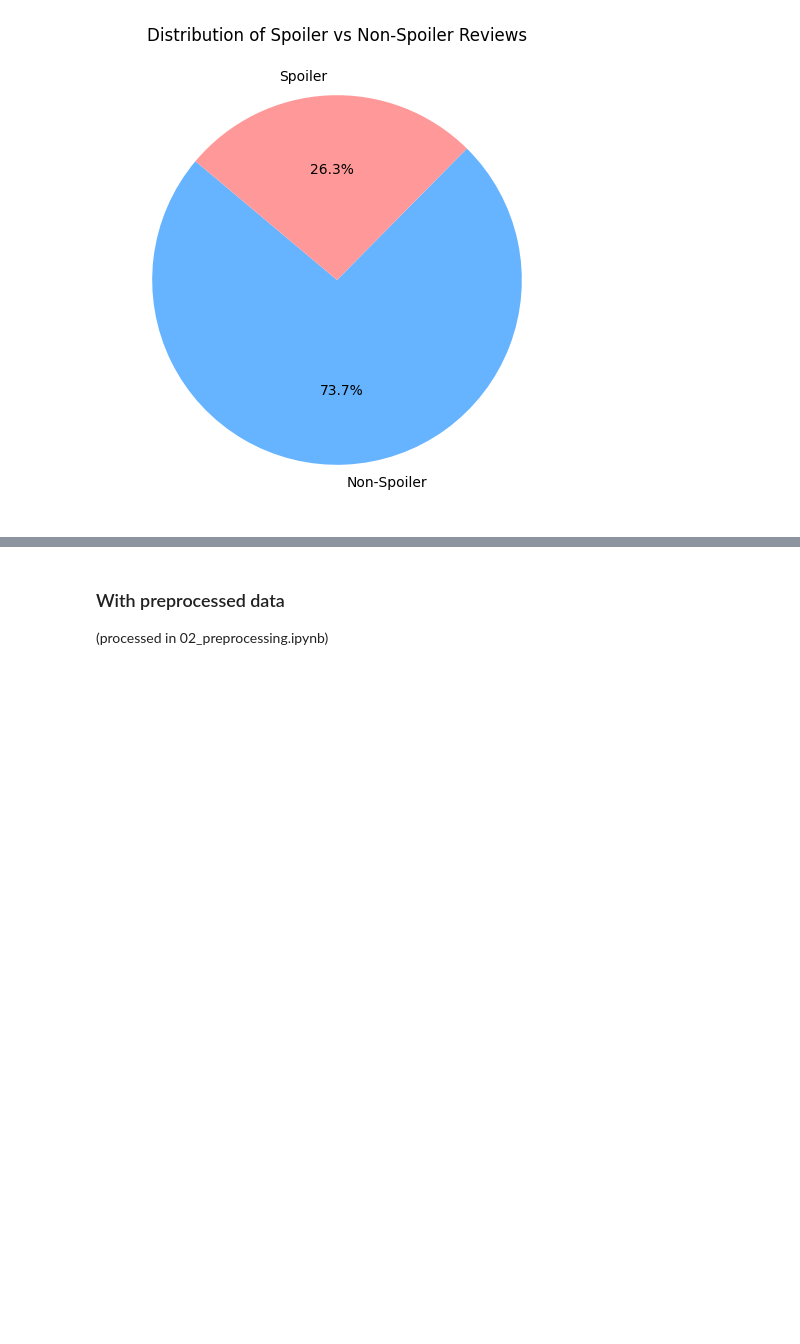
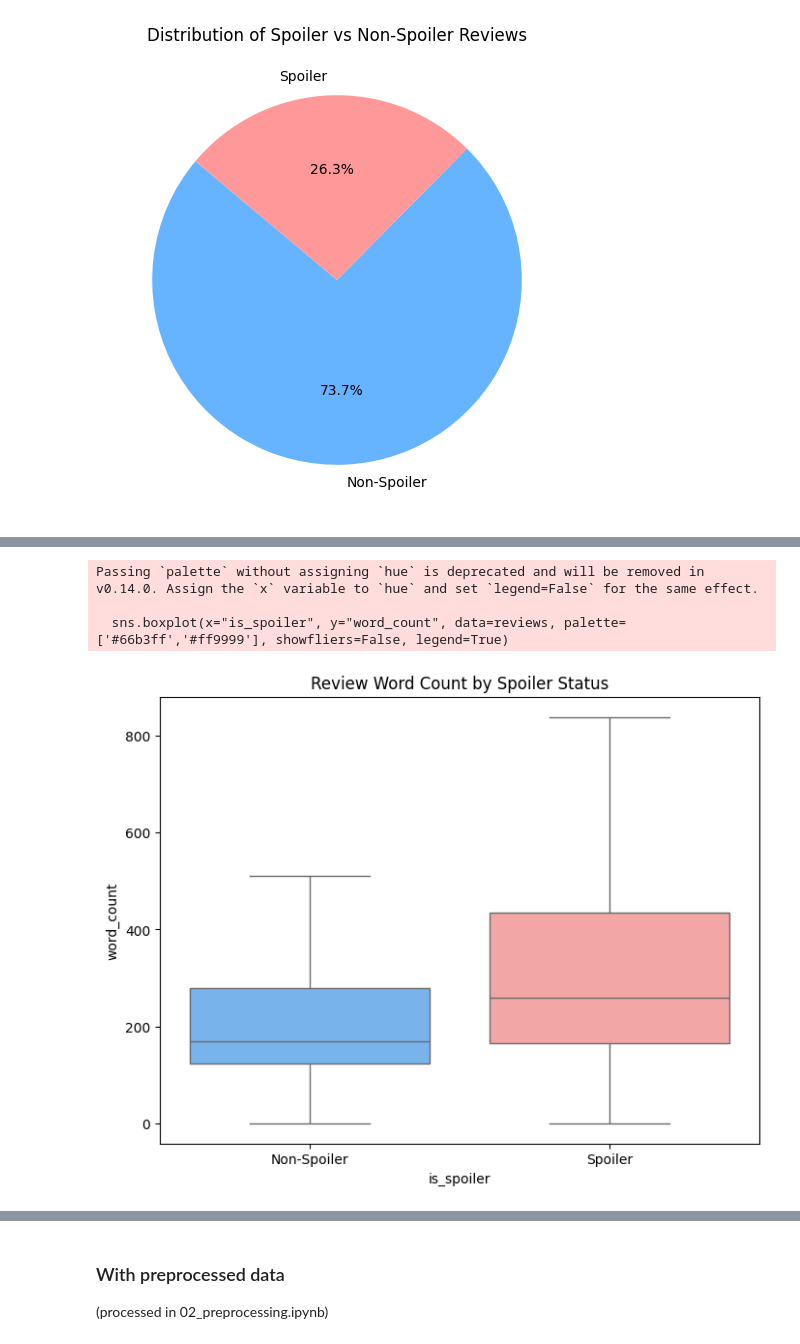
Before and after one commit to ayshmnmm/plot-protector, a Jupyter notebook: notebooks/01_eda.ipynb, the cells around one changed output, grey strips where cells are left out. Saved outputs shown, nothing was run; the diff lists cells and outputs as text; code cells hidden in the pictures; blank space fills up the shorter version.

```diff
--- a/notebooks/01_eda.ipynb
+++ b/notebooks/01_eda.ipynb
@@ -76,0 +87,16 @@ plt.show()
+# %%
+# review text word count box plot by spoiler status
+
+reviews["word_count"] = reviews["review_text"].str.split().apply(len)
+import seaborn as sns
+plt.figure(figsize=(8, 6))
+sns.boxplot(x="is_spoiler", y="word_count", data=reviews, palette=['#66b3ff','#ff9999'], showfliers=False)
+plt.xticks([0, 1], ['Non-Spoiler', 'Spoiler'])
+plt.title('Review Word Count by Spoiler Status')
+# plt.yscale('log')
+plt.show()
+# %% [output]
+Passing `palette` without assigning `hue` is deprecated and will be removed in v0.14.0. Assign the `x` variable to `hue` and set `legend=False` for the same effect.
+
+  sns.boxplot(x="is_spoiler", y="word_count", data=reviews, palette=['#66b3ff','#ff9999'], showfliers=False, legend=True)
+[figure, added]
```
Also changed, not shown: parts of 31 cells of this notebook.
